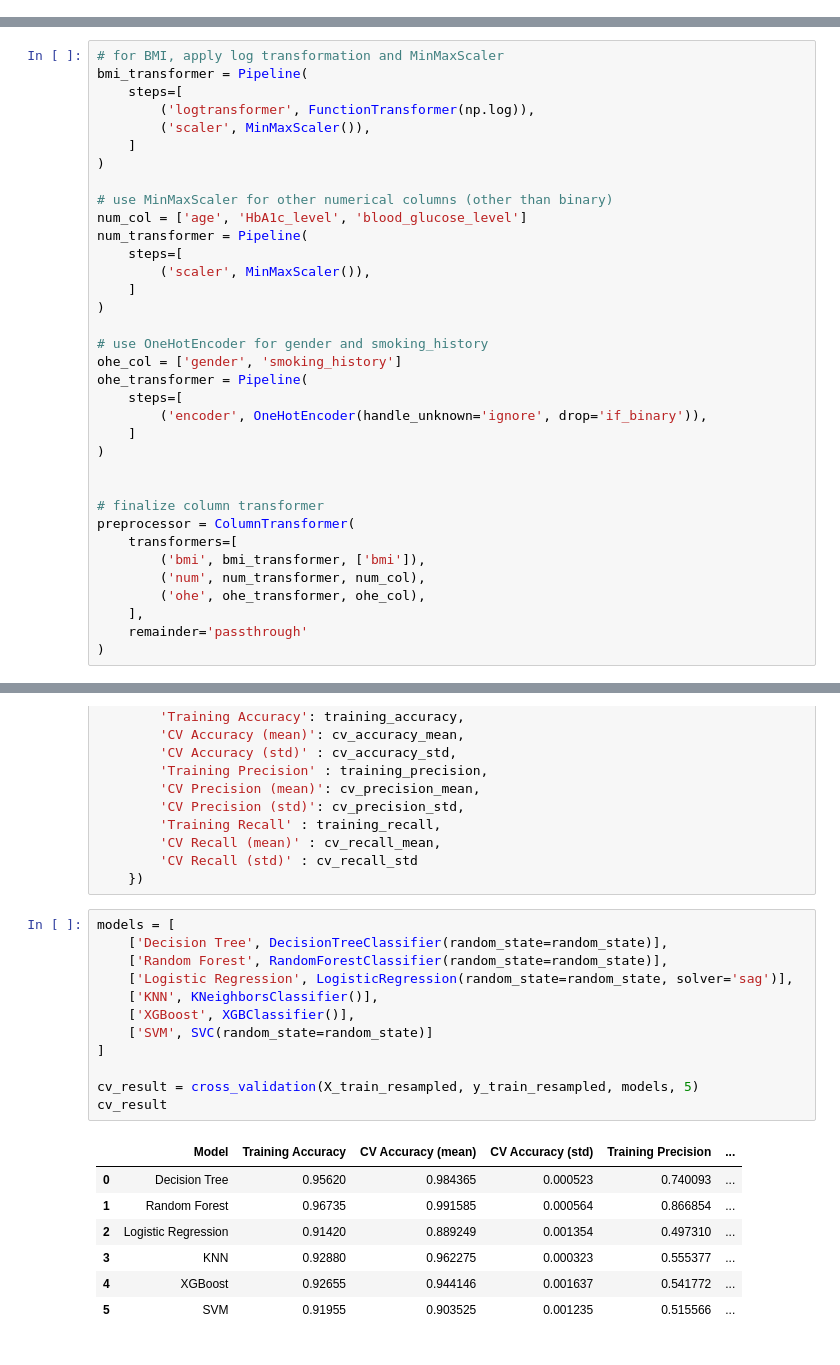
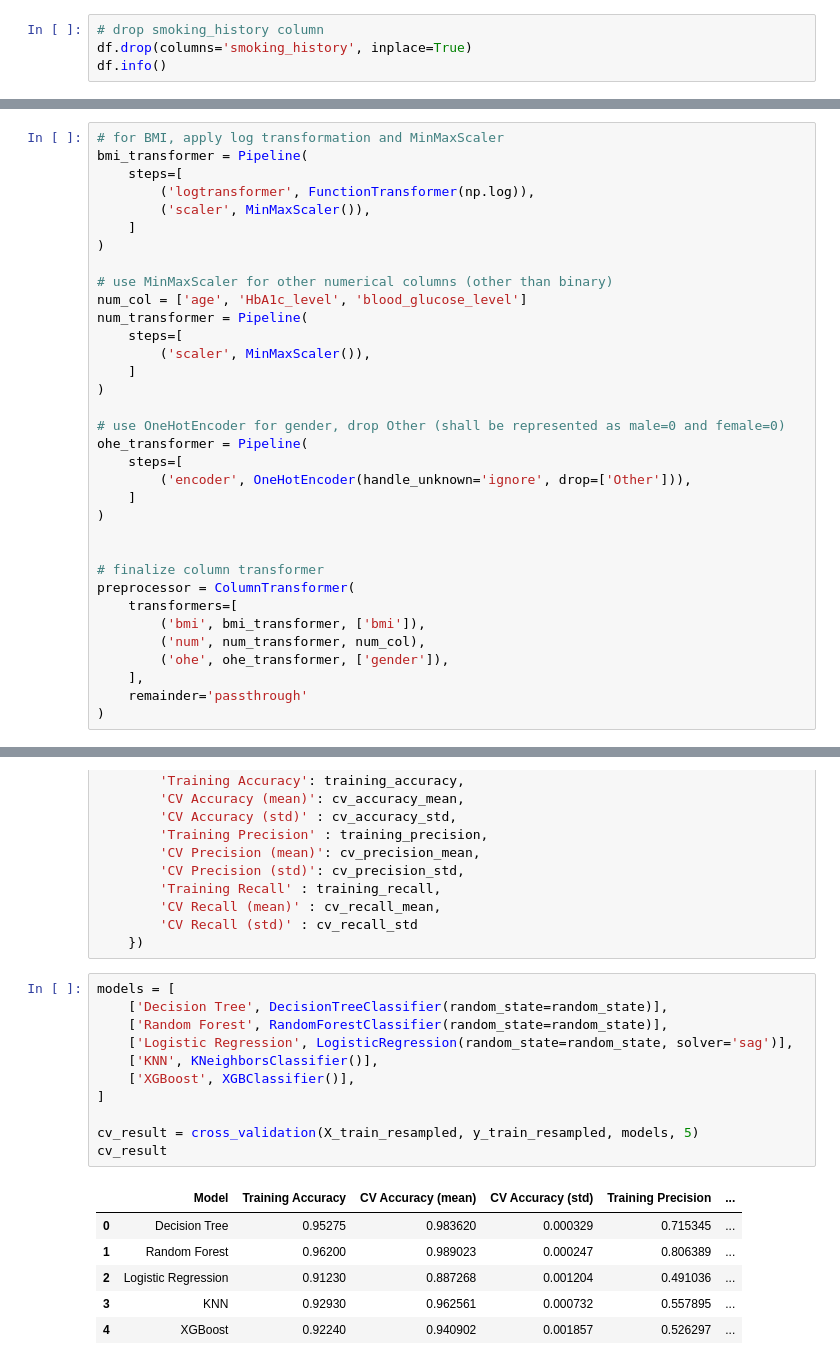
Before and after one commit to mezkymy/diabetes-prediction, a Jupyter notebook: Diabetes_Prediction.ipynb, the cells around one changed output, grey strips where cells are left out. Drawn from its saved outputs; the diff is of its cells as text.

```diff
--- a/Diabetes_Prediction.ipynb
+++ b/Diabetes_Prediction.ipynb
@@ -204,0 +243,4 @@ plt.show()
+# %%
+# drop smoking_history column
+df.drop(columns='smoking_history', inplace=True)
+df.info()
@@ -260,11 +319,10 @@ num_transformer = Pipeline(
     ]
 )
 
-# use OneHotEncoder for gender and smoking_history
-ohe_col = ['gender', 'smoking_history']
+# use OneHotEncoder for gender, drop Other (shall be represented as male=0 and female=0)
 ohe_transformer = Pipeline(
     steps=[
-        ('encoder', OneHotEncoder(handle_unknown='ignore', drop='if_binary')),
+        ('encoder', OneHotEncoder(handle_unknown='ignore', drop=['Other'])),
     ]
 )
 
@@ -274,7 +332,7 @@ preprocessor = ColumnTransformer(
     transformers=[
         ('bmi', bmi_transformer, ['bmi']),
         ('num', num_transformer, num_col),
-        ('ohe', ohe_transformer, ohe_col),
+        ('ohe', ohe_transformer, ['gender']),
     ],
     remainder='passthrough'
 )
@@ -363,20 +422,18 @@ def cross_validation(features, target, models, cv):
 # %%
 models = [
     ['Decision Tree', DecisionTreeClassifier(random_state=random_state)],
     ['Random Forest', RandomForestClassifier(random_state=random_state)],
     ['Logistic Regression', LogisticRegression(random_state=random_state, solver='sag')],
     ['KNN', KNeighborsClassifier()],
     ['XGBoost', XGBClassifier()],
-    ['SVM', SVC(random_state=random_state)]
 ]
 
 cv_result = cross_validation(X_train_resampled, y_train_resampled, models, 5)
 cv_result
 # %% [output]
 |  | Model | Training Accuracy | CV Accuracy (mean) | CV Accuracy (std) | Training Precision | ... |
-| 0 | Decision Tree | 0.95620 | 0.984365 | 0.000523 | 0.740093 | ... |
-| 1 | Random Forest | 0.96735 | 0.991585 | 0.000564 | 0.866854 | ... |
-| 2 | Logistic Regression | 0.91420 | 0.889249 | 0.001354 | 0.497310 | ... |
-| 3 | KNN | 0.92880 | 0.962275 | 0.000323 | 0.555377 | ... |
-| 4 | XGBoost | 0.92655 | 0.944146 | 0.001637 | 0.541772 | ... |
-| 5 | SVM | 0.91955 | 0.903525 | 0.001235 | 0.515566 | ... |
+| 0 | Decision Tree | 0.95275 | 0.983620 | 0.000329 | 0.715345 | ... |
+| 1 | Random Forest | 0.96200 | 0.989023 | 0.000247 | 0.806389 | ... |
+| 2 | Logistic Regression | 0.91230 | 0.887268 | 0.001204 | 0.491036 | ... |
+| 3 | KNN | 0.92930 | 0.962561 | 0.000732 | 0.557895 | ... |
+| 4 | XGBoost | 0.92240 | 0.940902 | 0.001857 | 0.526297 | ... |
```
Also changed, not shown: parts of 12 cells of this notebook.
